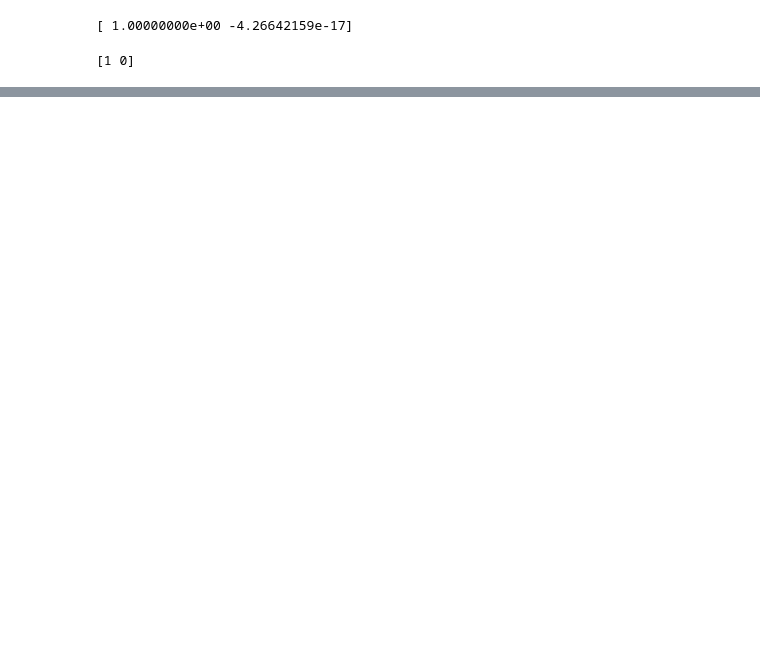
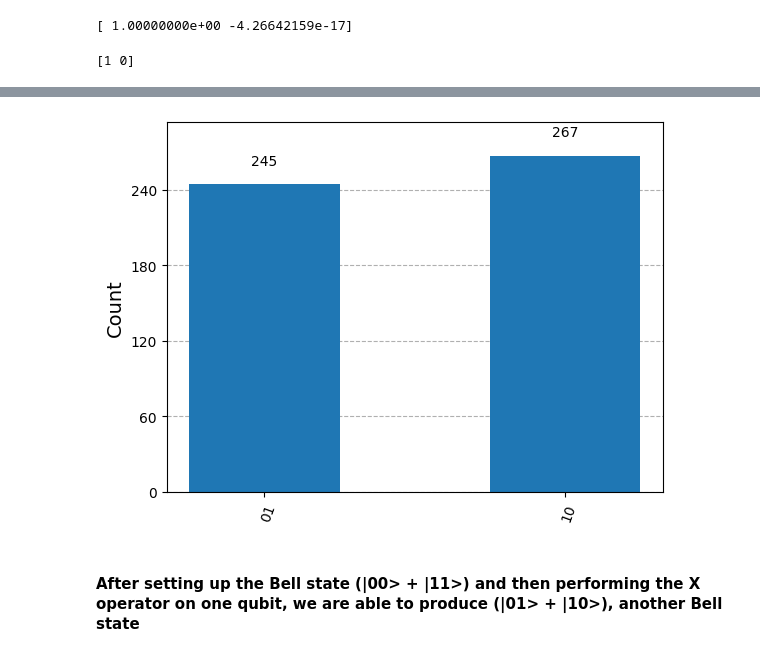
Before and after one commit to AThomsonSMC/uri-qc, a Jupyter notebook: phy572/week6-assignment.ipynb, the cells around one changed output, grey strips where cells are left out. Cells and saved outputs as stored; diff of their text form; code cells hidden in the pictures; blank space fills up the shorter version.

```diff
--- a/phy572/week6-assignment.ipynb
+++ b/phy572/week6-assignment.ipynb
@@ -194,0 +221,7 @@ print(x1)
+# %%
+qc_exp1 = QuantumCircuit(2)
+qc_exp1.h(0)
+qc_exp1.cx(0,1)
+qc_exp1.x(0)
+qc_exp1.measure_all()
+qc_exp1.draw()
@@ -194,0 +236,7 @@ print(x1)
+# %%
+qc_exp1_result = sampler.run([qc_exp1], shots=512).result()
+plot_histogram(qc_exp1_result[0].data.meas.get_counts())
+# %% [output]
+[figure, added]
+# %% [markdown]
+#### After setting up the Bell state (|00> + |11>) and then performing the X operator on one qubit, we are able to produce (|01> + |10>), another Bell state
```
Also changed, not shown: parts of 16 cells of this notebook.
